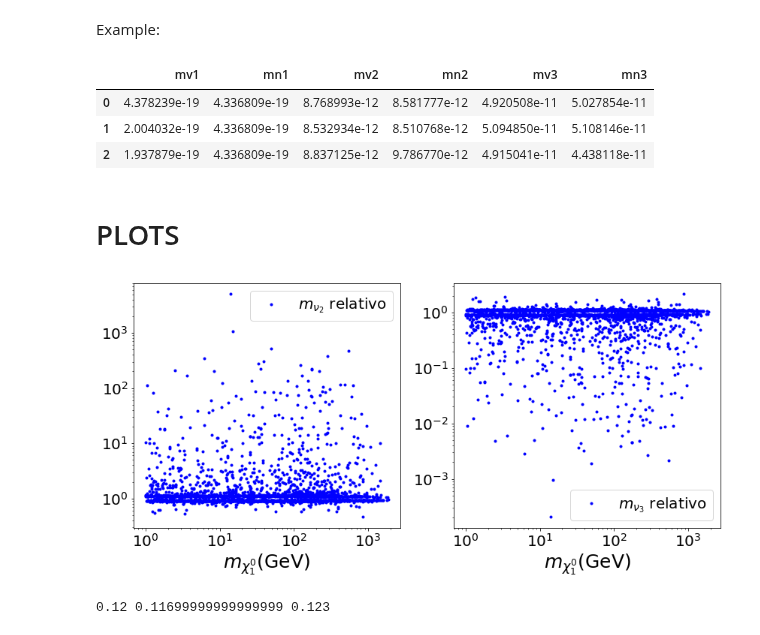
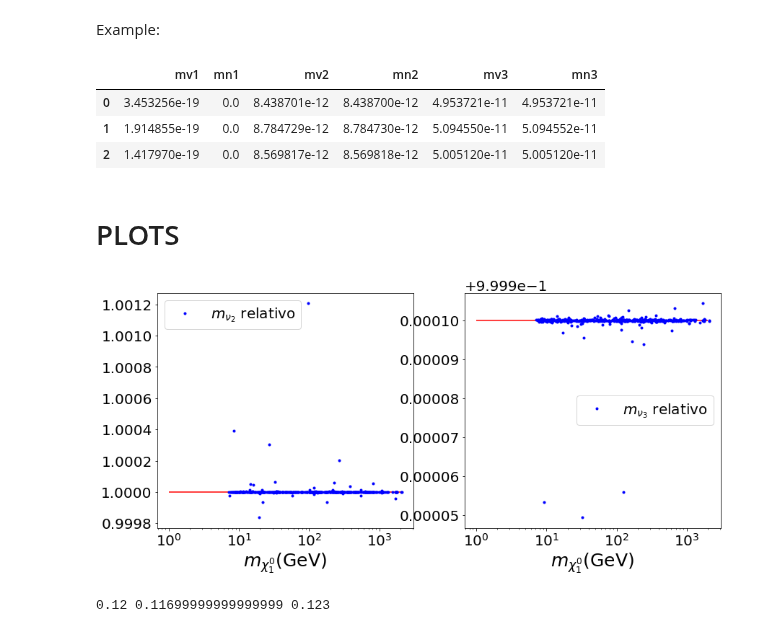
Before and after one commit to anferivera/SDdiracDM, a Jupyter notebook: run-model-MDvsVS-hc01hd001.ipynb, the cells around one changed output. Cells and saved outputs as stored; diff of their text form; code cells hidden in the pictures.

```diff
--- a/run-model-MDvsVS-hc01hd001.ipynb
+++ b/run-model-MDvsVS-hc01hd001.ipynb
@@ -328,20 +321,20 @@ Import the analytical rutine for compute the $\mathcal{M}_{\alpha\beta}$ version
 Example:
 # %%
 #Add to the DataFrame
-xd['mn1'] = neutrino_analytic2.MatrixDiag_new(xd.YRB11,xd.YRB12,xd.YRB13,xd.YRB21,xd.YRB22,xd.YRB23,\
+xd['mn1'] = neutrino_analytic3.MatrixDiag_new(xd.YRB11,xd.YRB12,xd.YRB13,xd.YRB21,xd.YRB22,xd.YRB23,\
    xd.YRA11,xd.YRA12,xd.YRA13,xd.YRA21,xd.YRA22,xd.YRA23,xd.mS1,xd.mS2,xd.MDF,xd.vS,xd.YRC,xd.YRD,xd.vevSM)[0]
-xd['mn2'] = neutrino_analytic2.MatrixDiag_new(xd.YRB11,xd.YRB12,xd.YRB13,xd.YRB21,xd.YRB22,xd.YRB23,\
+xd['mn2'] = neutrino_analytic3.MatrixDiag_new(xd.YRB11,xd.YRB12,xd.YRB13,xd.YRB21,xd.YRB22,xd.YRB23,\
    xd.YRA11,xd.YRA12,xd.YRA13,xd.YRA21,xd.YRA22,xd.YRA23,xd.mS1,xd.mS2,xd.MDF,xd.vS,xd.YRC,xd.YRD,xd.vevSM)[1]
-xd['mn3'] = neutrino_analytic2.MatrixDiag_new(xd.YRB11,xd.YRB12,xd.YRB13,xd.YRB21,xd.YRB22,xd.YRB23,\
+xd['mn3'] = neutrino_analytic3.MatrixDiag_new(xd.YRB11,xd.YRB12,xd.YRB13,xd.YRB21,xd.YRB22,xd.YRB23,\
    xd.YRA11,xd.YRA12,xd.YRA13,xd.YRA21,xd.YRA22,xd.YRA23,xd.mS1,xd.mS2,xd.MDF,xd.vS,xd.YRC,xd.YRD,xd.vevSM)[2]
 # %%
 ##WARNING: The vev change in SPheno
 xd[['mv1','mn1','mv2','mn2','mv3','mn3']][:3]
 # %% [output]
 |  | mv1 | mn1 | mv2 | mn2 | mv3 | mn3 |
-| 0 | 4.378239e-19 | 4.336809e-19 | 8.768993e-12 | 8.581777e-12 | 4.920508e-11 | 5.027854e-11 |
-| 1 | 2.004032e-19 | 4.336809e-19 | 8.532934e-12 | 8.510768e-12 | 5.094850e-11 | 5.108146e-11 |
-| 2 | 1.937879e-19 | 4.336809e-19 | 8.837125e-12 | 9.786770e-12 | 4.915041e-11 | 4.438118e-11 |
+| 0 | 3.453256e-19 | 0.0 | 8.438701e-12 | 8.438700e-12 | 4.953721e-11 | 4.953721e-11 |
+| 1 | 1.914855e-19 | 0.0 | 8.784729e-12 | 8.784730e-12 | 5.094550e-11 | 5.094552e-11 |
+| 2 | 1.417970e-19 | 0.0 | 8.569817e-12 | 8.569818e-12 | 5.005120e-11 | 5.005120e-11 |
 # %% [markdown]
 # PLOTS
 # %%
@@ -351,19 +344,21 @@ plt.rcParams.update({'font.size': 20})
 # %%
 plt.figure(figsize=(14,6))
 
 plt.subplot(121)
-plt.loglog(xd.mChi1, xd.mv2/xd.mn2, 'b.',label=r'$m_{\nu_2}$ relativo')
+plt.semilogx(xd.mChi1, xd.mv2/xd.mn2, 'b.',label=r'$m_{\nu_2}$ relativo')
+plt.hlines(1,1,2000, color='red')
 plt.xlabel(r'$m_{\chi^0_1}$(GeV)',size=25)
 plt.legend()
 
 plt.subplot(122)
-plt.loglog(xd.mChi1, xd.mv3/xd.mn3, 'b.',label=r'$m_{\nu_3}$ relativo')
+plt.semilogx(xd.mChi1, xd.mv3/xd.mn3, 'b.',label=r'$m_{\nu_3}$ relativo')
+plt.hlines(1,1,2000, color='red')
 plt.xlabel(r'$m_{\chi^0_1}$(GeV)',size=25)
 plt.legend()
 
 plt.show()
 # %% [output]
-[figure, old version]
+[figure, new version]
 # %%
 #Experimental values for DM: Latest Planck results 2018
 e = 3
```
Also changed, not shown: parts of 34 cells of this notebook, 7 other files.
